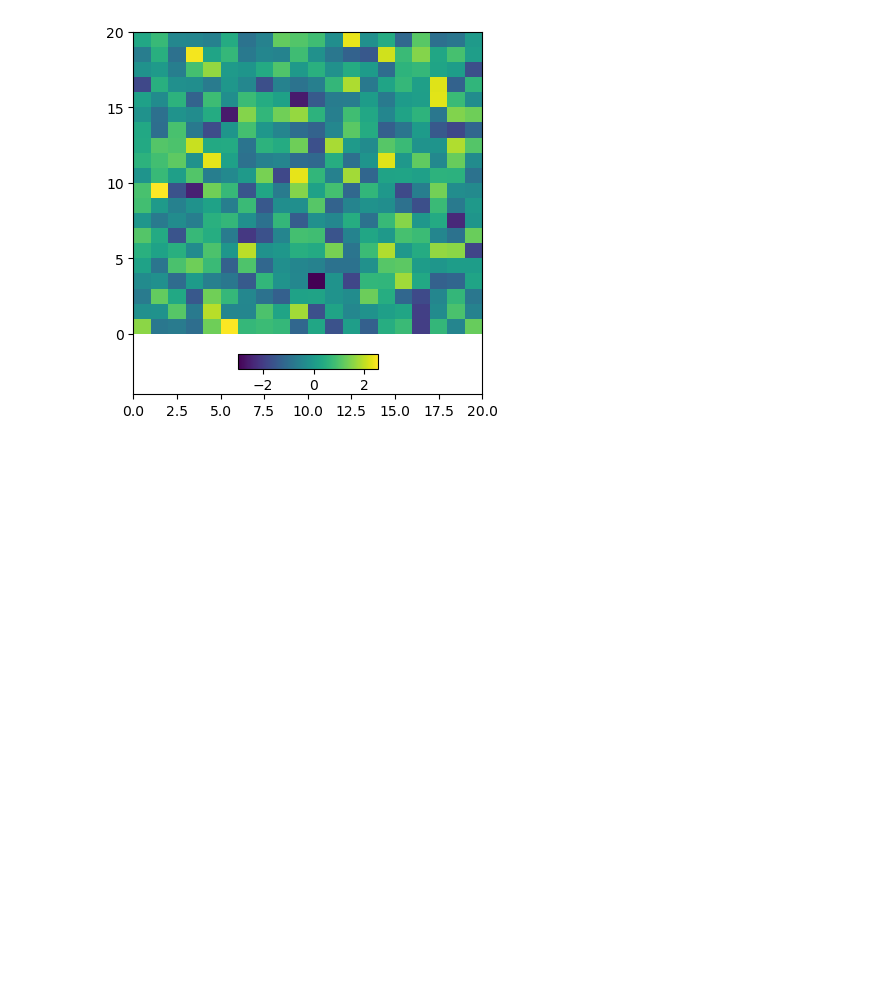
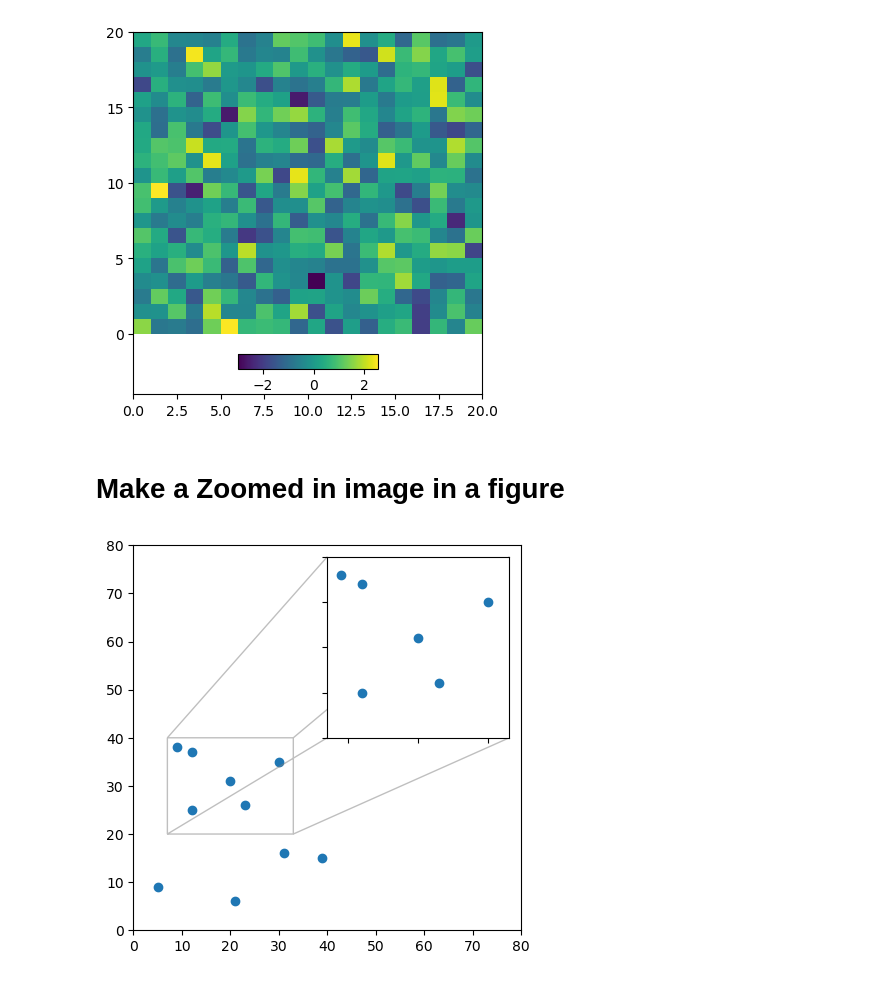
Before and after one commit to devkhullar/Tutorials, a Jupyter notebook: matplotlib.ipynb, the cells around one changed output. Drawn from its saved outputs; the diff is of its cells as text; code cells hidden in the pictures; blank space fills up the shorter version.

Commit message:
Add code for making inset images

```diff
--- a/matplotlib.ipynb
+++ b/matplotlib.ipynb
@@ -77,3 +77,31 @@ fig.colorbar(pcm, cax=cax, orientation='horizontal')
 # %% [output]
 <matplotlib.colorbar.Colorbar at 0x...>
 [figure]
+# %% [markdown]
+# Make a Zoomed in image in a figure
+# %%
+# Synthetic data
+rng = np.random.default_rng(39)
+x = rng.integers(0, 40, 10)
+y = rng.integers(0, 40, 10)
+fig, ax = plt.subplots(figsize=(5, 5))
+ax.scatter(x, y)
+ax.set_xlim(0, 80)
+ax.set_ylim(0, 80)
+
+# # Inset Axes
+x1, x2, y1, y2 = 7, 33, 20, 40 # subregions of the original image
+axins = ax.inset_axes(
+    [0.5, 0.5, 0.47, 0.47],
+    xlim=(x1, x2), ylim=(y1, y2), xticklabels=[], yticklabels=[]
+)
+
+axins.scatter(x, y)
+# Code for making the connector lines
+inset_indicator = ax.indicate_inset_zoom(axins)
+inset_indicator.connectors[0].set_visible(True)
+inset_indicator.connectors[1].set_visible(True)
+inset_indicator.connectors[2].set_visible(True)
+inset_indicator.connectors[3].set_visible(True)
+# %% [output]
+[figure, added]
```
Also changed, not shown: parts of 2 cells of this notebook.
